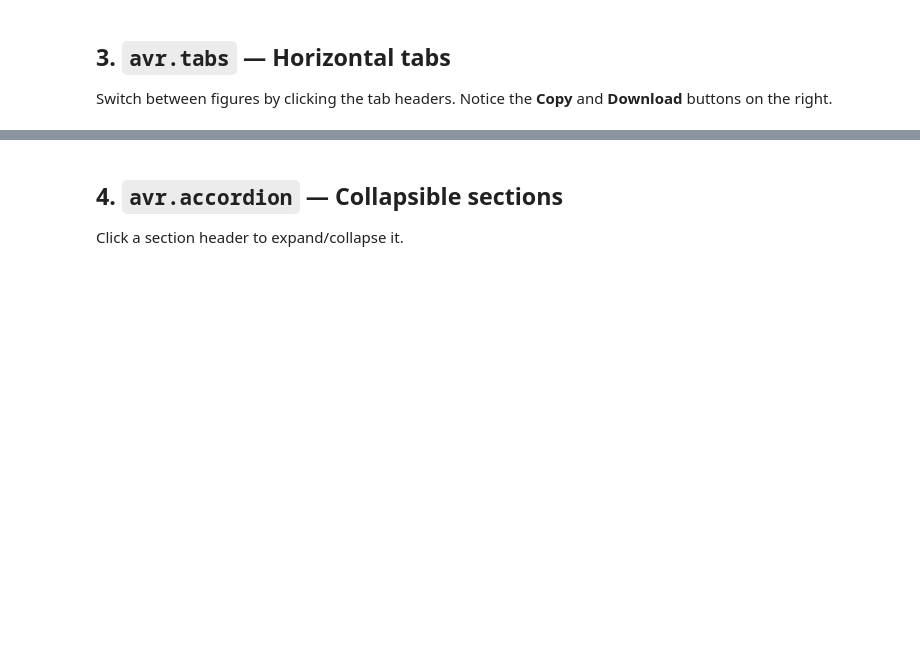
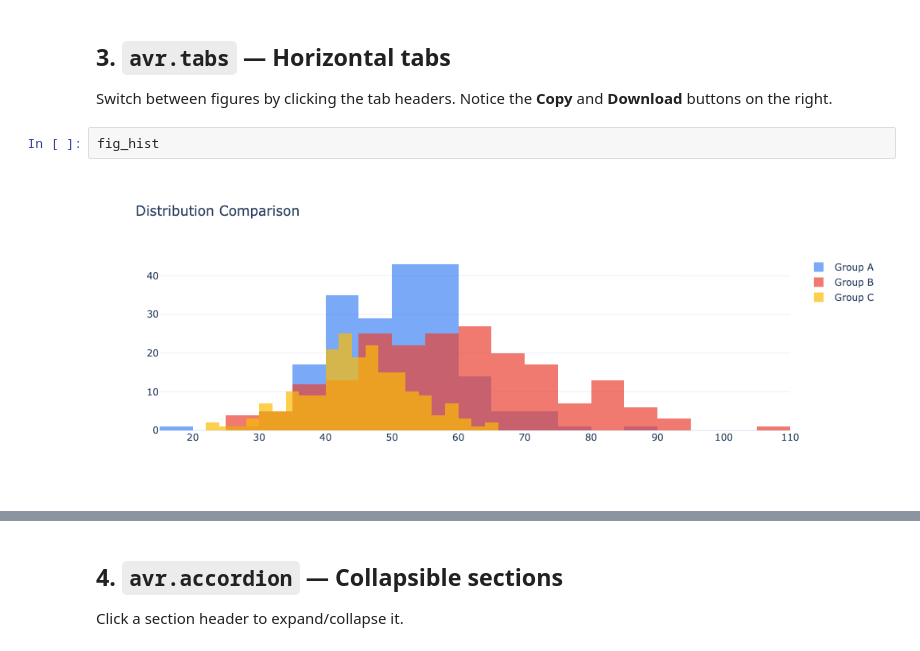
Before and after one commit to choochoo0726/aloevera, a Jupyter notebook: demo/demo.ipynb, the cells around one changed output, grey strips where cells are left out. Cells and saved outputs as stored; diff of their text form; blank space fills up the shorter version.

```diff
--- a/demo/demo.ipynb
+++ b/demo/demo.ipynb
@@ -158,6 +172,10 @@ print("Created 5 figures: fig_bar, fig_line, fig_hist, fig_scatter, fig_vol")
 ## 3. `avr.tabs` — Horizontal tabs
 
 Switch between figures by clicking the tab headers. Notice the **Copy** and **Download** buttons on the right.
+# %%
+fig_hist
+# %% [output]
+[figure, added]
 # %%
 avr.tabs(
     titles=["Revenue vs Expenses", "Price Trend", "Distributions"],
```
Also changed, not shown: parts of 10 cells of this notebook, 6 other files.
